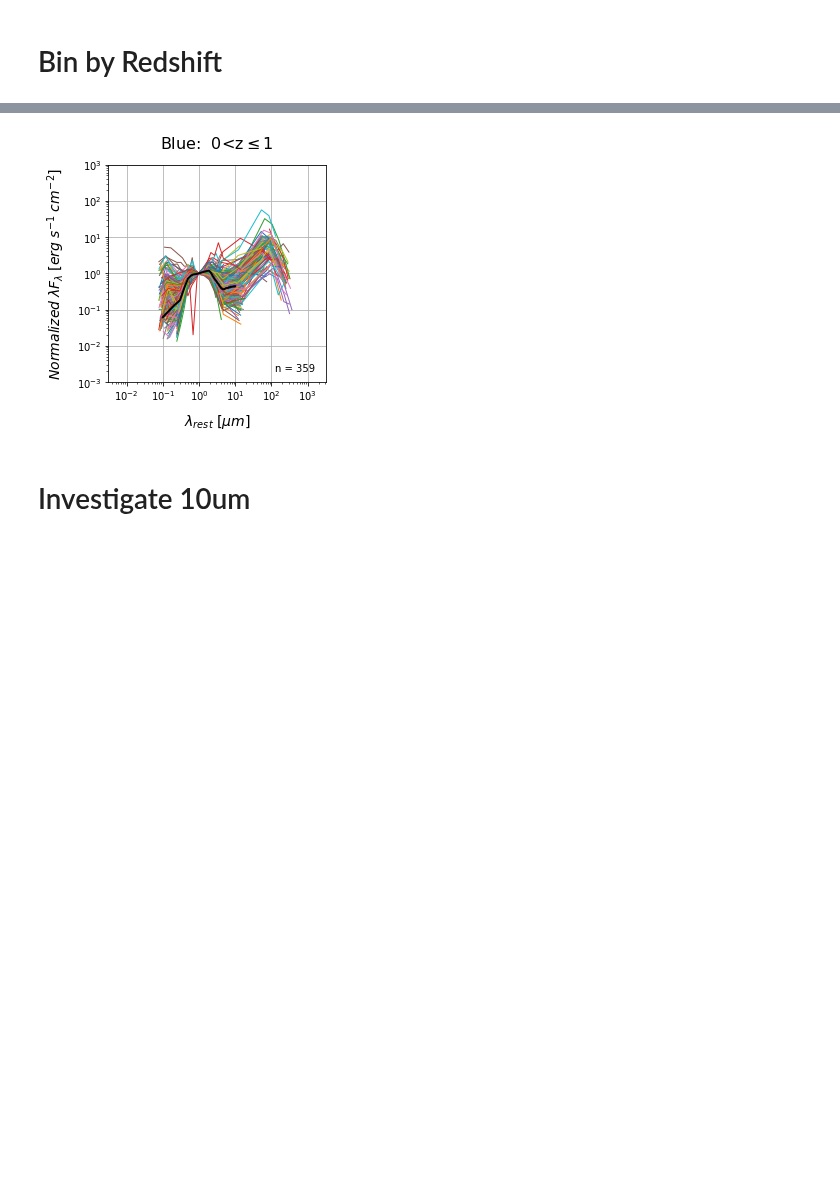
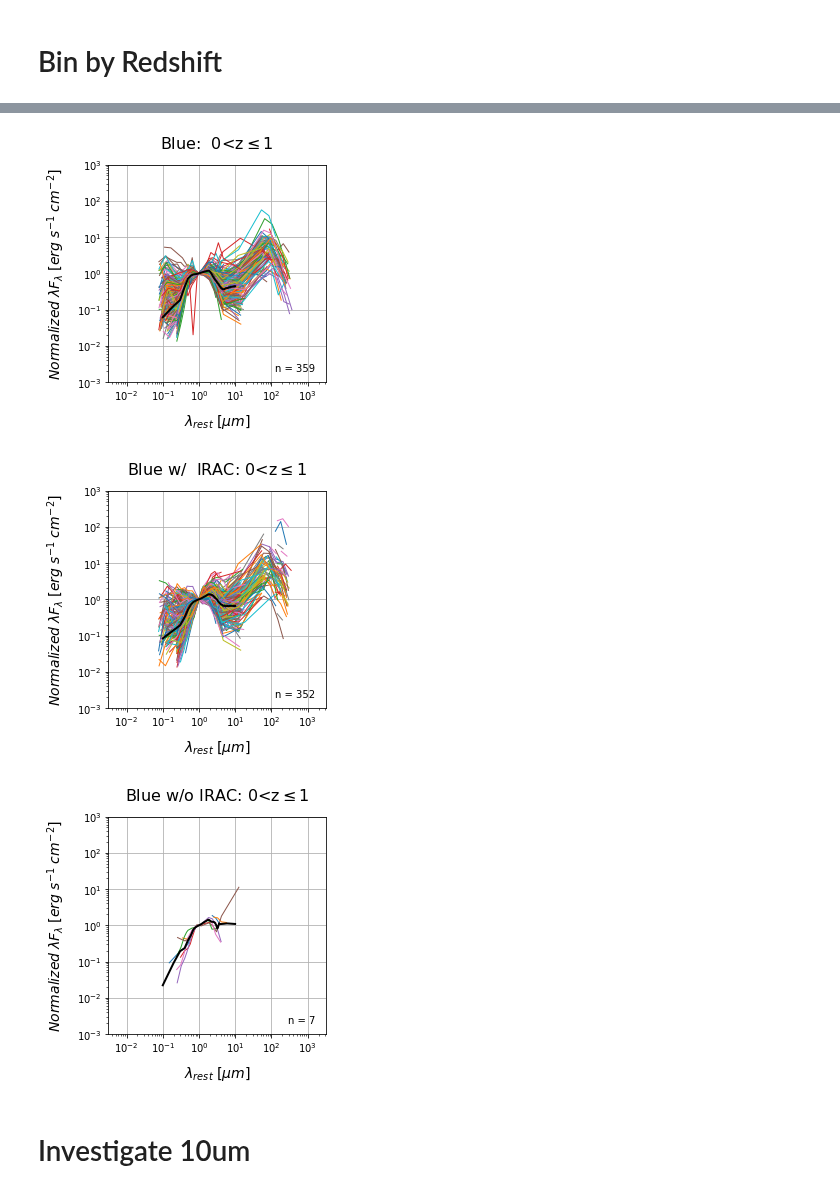
Before and after one commit to parallax-xallaraq/IfA-REU-Project, a Jupyter notebook: Code/Make_SED_RedYelBlu.ipynb, the cells around one changed output, grey strips where cells are left out. Cells and saved outputs as stored; diff of their text form; code cells hidden in the pictures; blank space fills up the shorter version.

```diff
--- a/Code/Make_SED_RedYelBlu.ipynb
+++ b/Code/Make_SED_RedYelBlu.ipynb
@@ -198,24 +239,35 @@ def BinZ_Mask(z) :
 red_z_bin_Mask = BinZ_Mask(red_z)
 yes_z_bin_Mask = BinZ_Mask(yel_z)
 blu_z_bin_Mask = BinZ_Mask(blu_z)
+byi_z_bin_Mask = BinZ_Mask(byi_z)
+bni_z_bin_Mask = BinZ_Mask(bni_z)
 # %%
 # get rest wavelengths for sources betwee 0<z<1
 red_lamR_A_z01 = red_lamR_A[red_z_bin_Mask[0]]
 yel_lamR_A_z01 = yel_lamR_A[yes_z_bin_Mask[0]]
 blu_lamR_A_z01 = blu_lamR_A[blu_z_bin_Mask[0]]
+byi_lamR_A_z01 = byi_lamR_A[byi_z_bin_Mask[0]]
+bni_lamR_A_z01 = bni_lamR_A[bni_z_bin_Mask[0]]
+
 # get energy density for sources betwee 0<z<1
 red_lamFlam_ergscm2_norm_z01 = red_lamFlam_ergscm2_norm[red_z_bin_Mask[0]]
 yel_lamFlam_ergscm2_norm_z01 = yel_lamFlam_ergscm2_norm[yes_z_bin_Mask[0]]
 blu_lamFlam_ergscm2_norm_z01 = blu_lamFlam_ergscm2_norm[blu_z_bin_Mask[0]]
+byi_lamFlam_ergscm2_norm_z01 = byi_lamFlam_ergscm2_norm[byi_z_bin_Mask[0]]
+bni_lamFlam_ergscm2_norm_z01 = bni_lamFlam_ergscm2_norm[bni_z_bin_Mask[0]]
 # %%
 # plot SEDs for 0<z<1
 SED.PlotSED(red_lamR_A_z01, red_lamFlam_ergscm2_norm_z01, save=path_fig+'\COSMOS_SED_red_0z1.png', title='Red: 0<z$\leq$1')
 SED.PlotSED(yel_lamR_A_z01, yel_lamFlam_ergscm2_norm_z01, save=path_fig+'\COSMOS_SED_yel_0z1.png', title='Yellow: 0<z$\leq$1')
 SED.PlotSED(blu_lamR_A_z01, blu_lamFlam_ergscm2_norm_z01, save=path_fig+'\COSMOS_SED_blu_0z1.png', title='Blue:  0<z$\leq$1')
+SED.PlotSED(byi_lamR_A_z01, byi_lamFlam_ergscm2_norm_z01, save=path_fig+'\COSMOS_SED_byi_0z1.png', title='Blue w/  IRAC: 0<z$\leq$1')
+SED.PlotSED(bni_lamR_A_z01, bni_lamFlam_ergscm2_norm_z01, save=path_fig+'\COSMOS_SED_bni_0z1.png', title='Blue w/o IRAC: 0<z$\leq$1')
 # %% [output]
 [figure]
 [figure]
 [figure]
+[figure, added]
+[figure, added]
 # %%
 # # get rest wavelengths for sources betwee 0<z<1
 # red_lamR_A_z12 = red_lamR_A[red_z_bin_Mask[1]]
```
Also changed, not shown: parts of 10 cells of this notebook, 9 other files.
